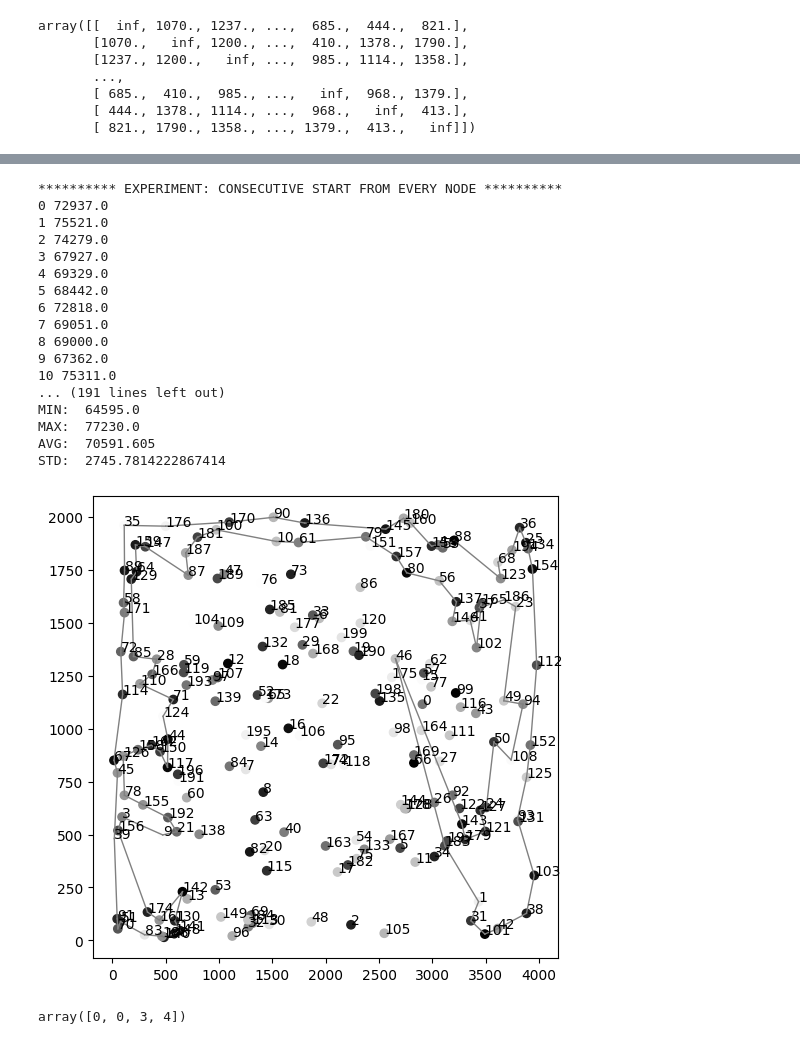
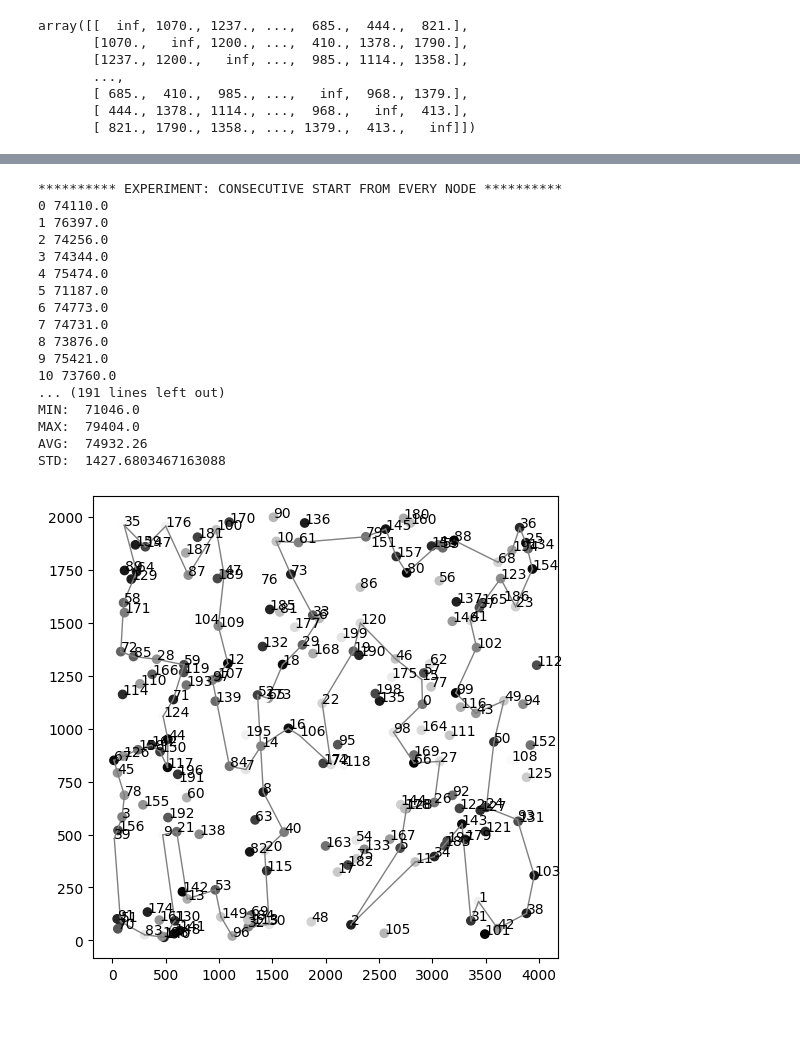
Before and after one commit to Zinath09/EvolutionaryComputation, a Jupyter notebook: tsp_2.ipynb, the cells around one changed output, grey strips where cells are left out. Drawn from its saved outputs; the diff is of its cells as text; code cells hidden in the pictures.

```diff
--- a/tsp_2.ipynb
+++ b/tsp_2.ipynb
@@ -44,36 +94,28 @@ array([[  inf, 1070., 1237., ...,  685.,  444.,  821.],
 # %%
 # START FROM EVERY NODE
 print("*"*10,"EXPERIMENT: CONSECUTIVE START FROM EVERY NODE", "*"*10)
 
 every_node_list = list(range(NR_NODES))
-
-result_every_random, best_every_random,best_ind_every_random =  repeat(two_regret_greedy_cycle, every_node_list , matrix, cost_list, NR_NODES, HALF_NODES)
+res, best_tour, index_best_tour =  repeat(two_regret_greedy_cycle, every_node_list , matrix, cost_list, NR_NODES, HALF_NODES)
 print("\nFOR 2-regret")
-present_statistic(result_every_random)
-plotMap(data, best_every_random)
+present_statistic(res)
+plotMap(data, best_tour, cost = is_cost)
 # %% [output]
 ********** EXPERIMENT: CONSECUTIVE START FROM EVERY NODE **********
-0 72937.0
-1 75521.0
-2 74279.0
-3 67927.0
-4 69329.0
-5 68442.0
-6 72818.0
-7 69051.0
-8 69000.0
-9 67362.0
-10 75311.0
+0 74110.0
+1 76397.0
+2 74256.0
+3 74344.0
+4 75474.0
+5 71187.0
+6 74773.0
+7 74731.0
+8 73876.0
+9 75421.0
+10 73760.0
 ... (191 lines left out)
-MIN:  64595.0
-MAX:  77230.0
-AVG:  70591.605
-STD:  2745.7814222867414
+MIN:  71046.0
+MAX:  79404.0
+AVG:  74932.26
+STD:  1427.6803467163088
-[figure, old version]
+[figure, new version]
-# %%
-from copy import deepcopy
-a = np.array([1,2,3,4])
-b = np.array([0,0,5,5])
-np.minimum(a,b)
-# %% [output]
-array([0, 0, 3, 4])
```
Also changed, not shown: parts of 2 cells of this notebook, 1 other file.
